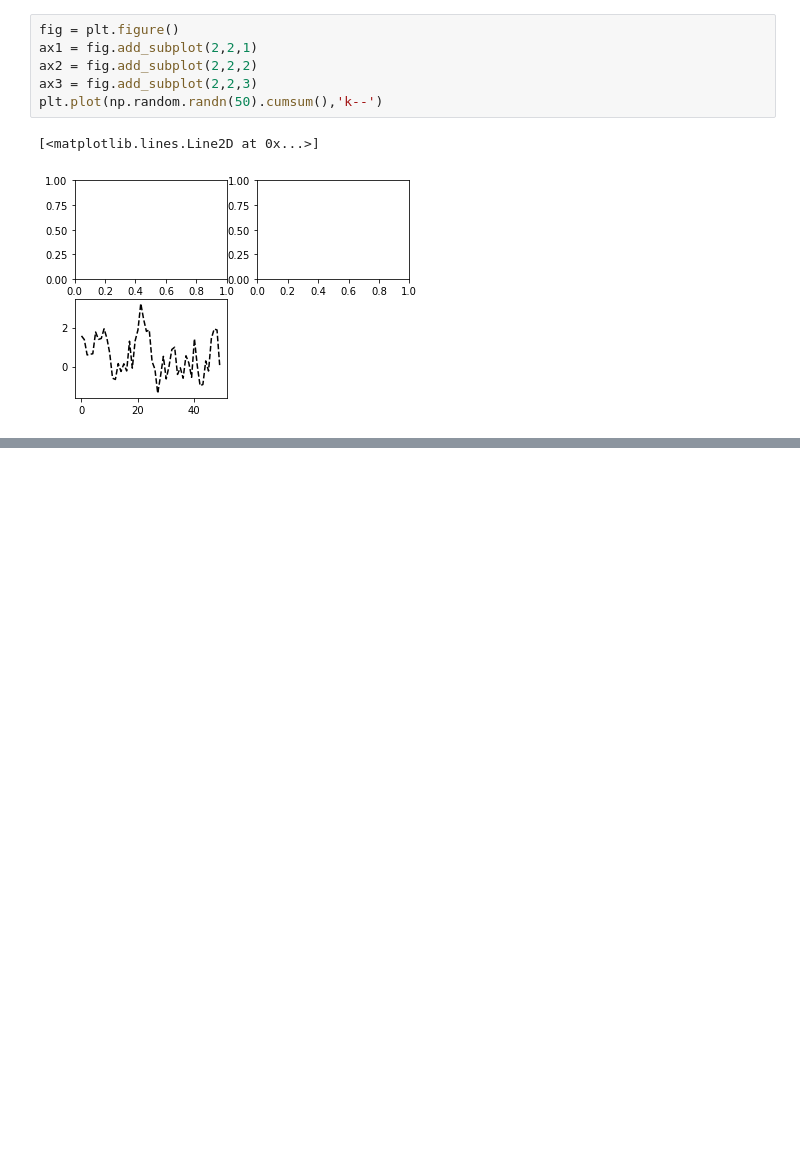
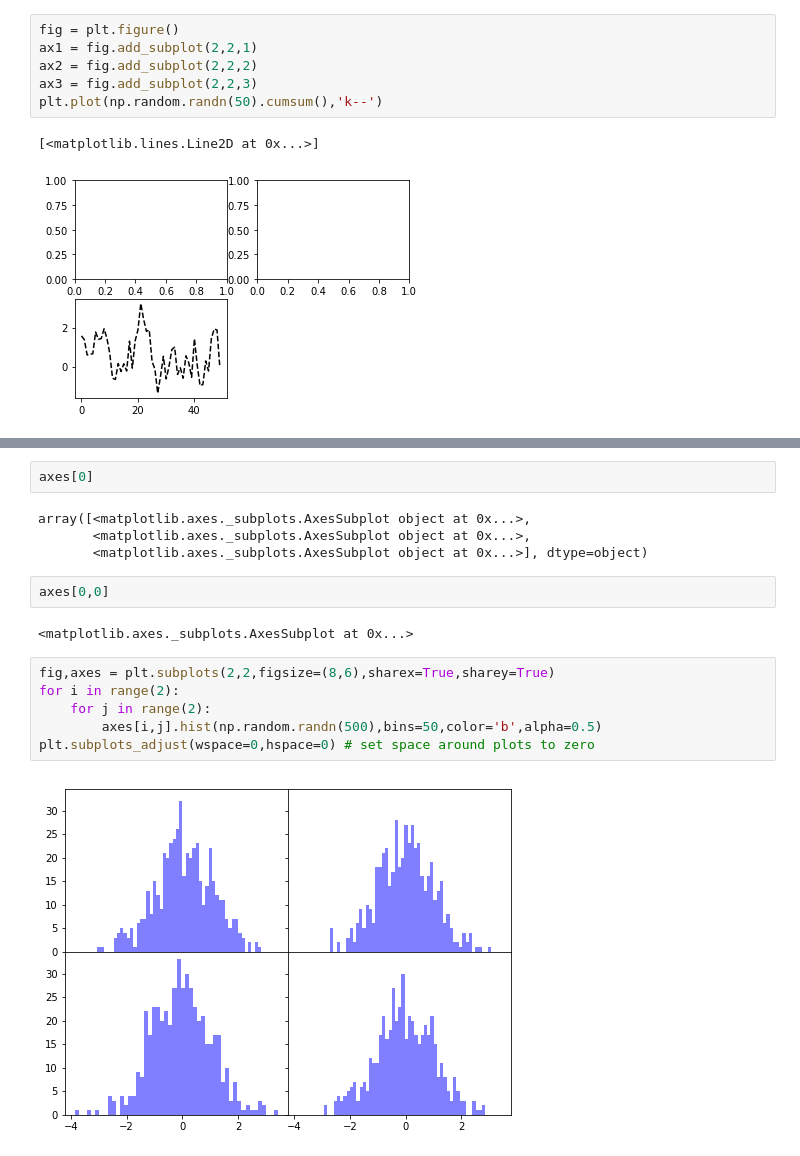
Before and after one commit to zhongzishi/Python-learning-notebooks, a Jupyter notebook: Pydata/Pydata book Chapter 8 Plotting.ipynb, the cells around one changed output, grey strips where cells are left out. Saved outputs shown, nothing was run; the diff lists cells and outputs as text; blank space fills up the shorter version.

```diff
--- a/Pydata/Pydata book Chapter 8 Plotting.ipynb
+++ b/Pydata/Pydata book Chapter 8 Plotting.ipynb
@@ -27,0 +44,18 @@ plt.plot(np.random.randn(50).cumsum(),'k--')
+# %%
+axes[0]
+# %% [output]
+array([<matplotlib.axes._subplots.AxesSubplot object at 0x...>,
+       <matplotlib.axes._subplots.AxesSubplot object at 0x...>,
+       <matplotlib.axes._subplots.AxesSubplot object at 0x...>], dtype=object)
+# %%
+axes[0,0]
+# %% [output]
+<matplotlib.axes._subplots.AxesSubplot at 0x...>
+# %%
+fig,axes = plt.subplots(2,2,figsize=(8,6),sharex=True,sharey=True)
+for i in range(2):
+    for j in range(2):
+        axes[i,j].hist(np.random.randn(500),bins=50,color='b',alpha=0.5)
+plt.subplots_adjust(wspace=0,hspace=0) # set space around plots to zero
+# %% [output]
+[figure, added]
```
Also changed, not shown: parts of 45 cells of this notebook, 1 other file.
